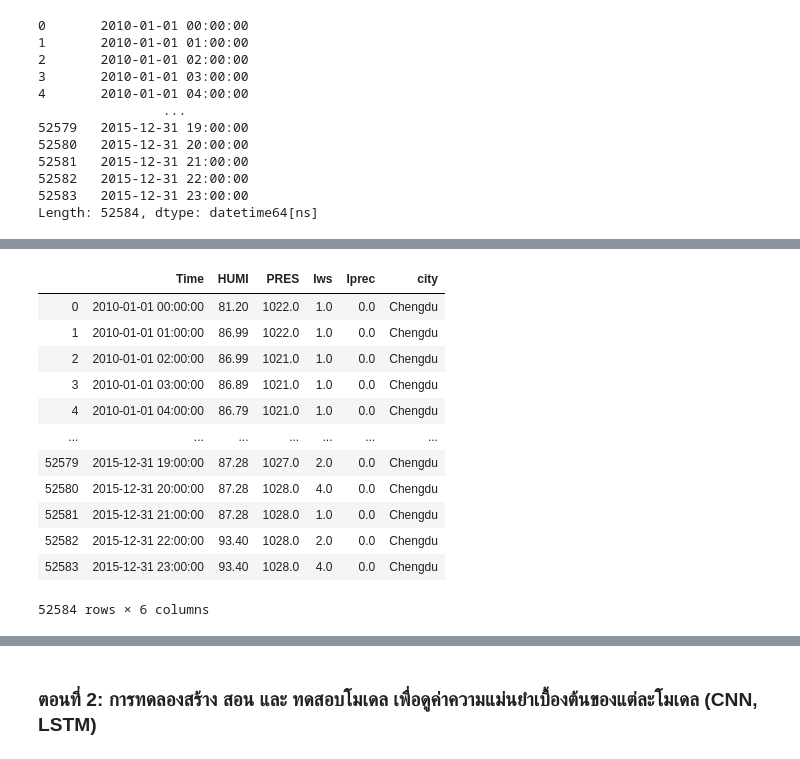
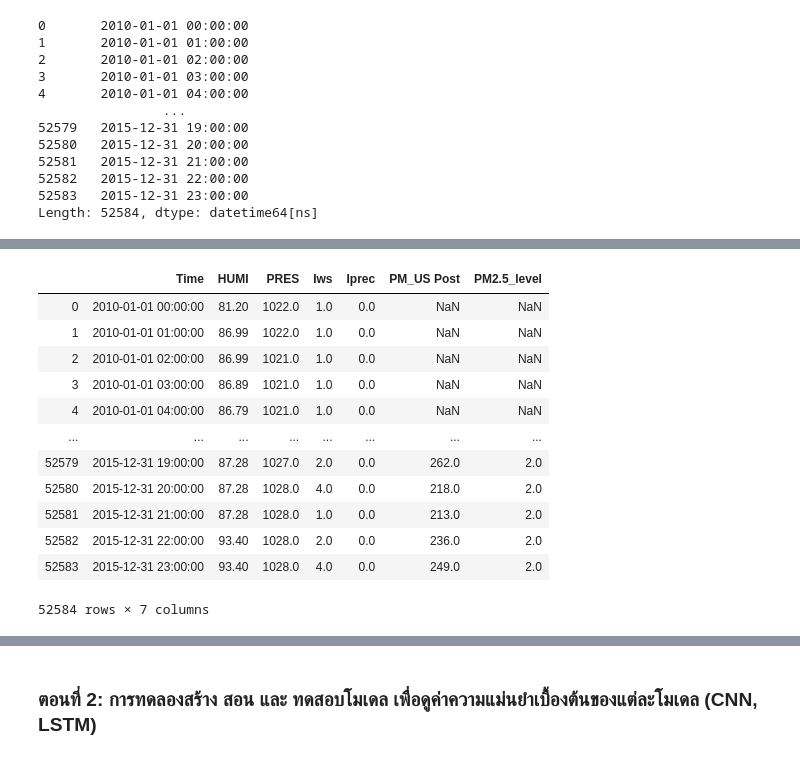
Before and after one commit to beamconan/ML, a Jupyter notebook: Lab_3_to/LAB_3_to.ipynb, the cells around one changed output, grey strips where cells are left out. Drawn from its saved outputs; the diff is of its cells as text; code cells hidden in the pictures.

```diff
--- a/Lab_3_to/LAB_3_to.ipynb
+++ b/Lab_3_to/LAB_3_to.ipynb
@@ -83,3 +83,13 @@ date_cd
 52582   2015-12-31 22:00:00
 52583   2015-12-31 23:00:00
 Length: 52584, dtype: datetime64[ns]
+# %%
+def pm2_5_level(df):
+    if df['PM_US Post']<10:
+        return 0
+    elif df['PM_US Post'] <= 25:
+        return 1
+    elif df['PM_US Post'] > 25:
+        return 2
+    else:
+        return np.nan
@@ -85,0 +127,4 @@ Length: 52584, dtype: datetime64[ns]
+# %%
+df_pm_us_cd = pd.DataFrame(data_cd,columns=['PM_US Post'])
+df_pm_25_cd = df_pm_us_cd.apply(lambda df_pm_us_cd:pm2_5_level(df_pm_us_cd),axis=1)
+df_pm_25_bj
@@ -105,19 +173,20 @@ df_bj
 # %%
 df_cd['Time'] = date_cd
-df_cd['city'] = 'Chengdu'
-df_cd = df_cd[['Time', 'HUMI','PRES','Iws','Iprec','city']]
+df_cd['PM_US Post'] = pd.DataFrame(data_cd,columns=['PM_US Post'])
+df_cd['PM2.5_level'] =  df_pm_25_cd
+df_cd = df_cd[['Time', 'HUMI','PRES','Iws','Iprec','PM_US Post','PM2.5_level']]
 df_cd
 # %% [output]
-|  | Time | HUMI | PRES | Iws | Iprec | city |
-| 0 | 2010-01-01 00:00:00 | 81.20 | 1022.0 | 1.0 | 0.0 | Chengdu |
-| 1 | 2010-01-01 01:00:00 | 86.99 | 1022.0 | 1.0 | 0.0 | Chengdu |
-| 2 | 2010-01-01 02:00:00 | 86.99 | 1021.0 | 1.0 | 0.0 | Chengdu |
-| 3 | 2010-01-01 03:00:00 | 86.89 | 1021.0 | 1.0 | 0.0 | Chengdu |
-| 4 | 2010-01-01 04:00:00 | 86.79 | 1021.0 | 1.0 | 0.0 | Chengdu |
-| ... | ... | ... | ... | ... | ... | ... |
-| 52579 | 2015-12-31 19:00:00 | 87.28 | 1027.0 | 2.0 | 0.0 | Chengdu |
-| 52580 | 2015-12-31 20:00:00 | 87.28 | 1028.0 | 4.0 | 0.0 | Chengdu |
-| 52581 | 2015-12-31 21:00:00 | 87.28 | 1028.0 | 1.0 | 0.0 | Chengdu |
-| 52582 | 2015-12-31 22:00:00 | 93.40 | 1028.0 | 2.0 | 0.0 | Chengdu |
-| 52583 | 2015-12-31 23:00:00 | 93.40 | 1028.0 | 4.0 | 0.0 | Chengdu |
+|  | Time | HUMI | PRES | Iws | Iprec | PM_US Post | PM2.5_level |
+| 0 | 2010-01-01 00:00:00 | 81.20 | 1022.0 | 1.0 | 0.0 | NaN | NaN |
+| 1 | 2010-01-01 01:00:00 | 86.99 | 1022.0 | 1.0 | 0.0 | NaN | NaN |
+| 2 | 2010-01-01 02:00:00 | 86.99 | 1021.0 | 1.0 | 0.0 | NaN | NaN |
+| 3 | 2010-01-01 03:00:00 | 86.89 | 1021.0 | 1.0 | 0.0 | NaN | NaN |
+| 4 | 2010-01-01 04:00:00 | 86.79 | 1021.0 | 1.0 | 0.0 | NaN | NaN |
+| ... | ... | ... | ... | ... | ... | ... | ... |
+| 52579 | 2015-12-31 19:00:00 | 87.28 | 1027.0 | 2.0 | 0.0 | 262.0 | 2.0 |
+| 52580 | 2015-12-31 20:00:00 | 87.28 | 1028.0 | 4.0 | 0.0 | 218.0 | 2.0 |
+| 52581 | 2015-12-31 21:00:00 | 87.28 | 1028.0 | 1.0 | 0.0 | 213.0 | 2.0 |
+| 52582 | 2015-12-31 22:00:00 | 93.40 | 1028.0 | 2.0 | 0.0 | 236.0 | 2.0 |
+| 52583 | 2015-12-31 23:00:00 | 93.40 | 1028.0 | 4.0 | 0.0 | 249.0 | 2.0 |
-52584 rows × 6 columns
+52584 rows × 7 columns
```
Also changed, not shown: parts of 50 cells of this notebook.
